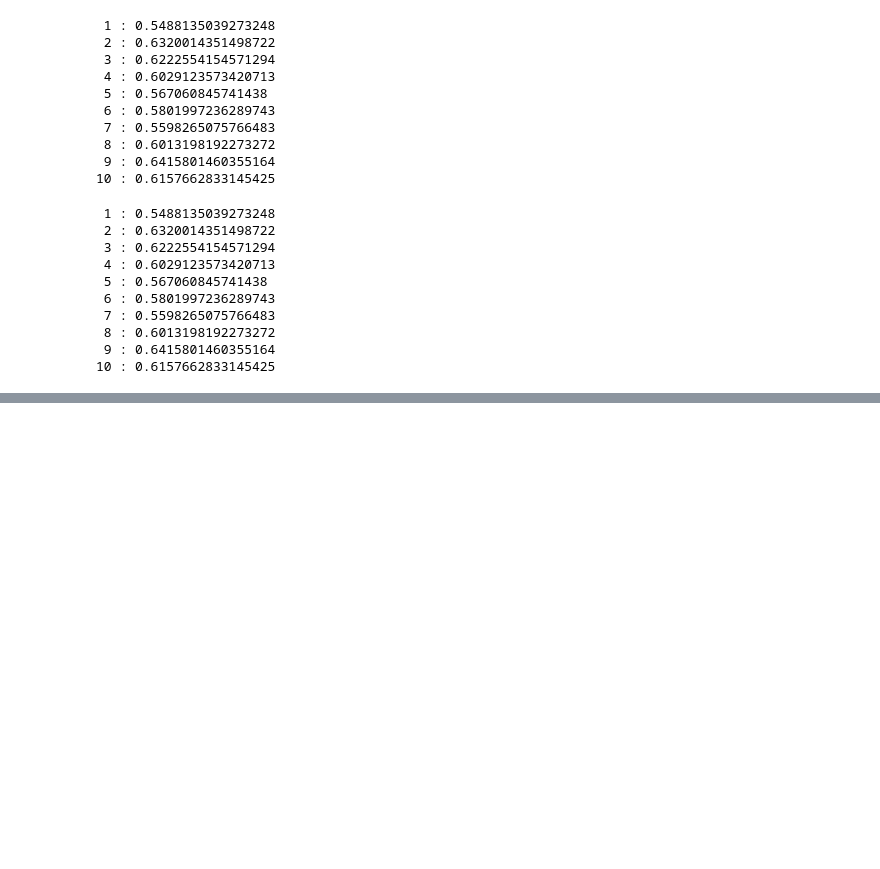
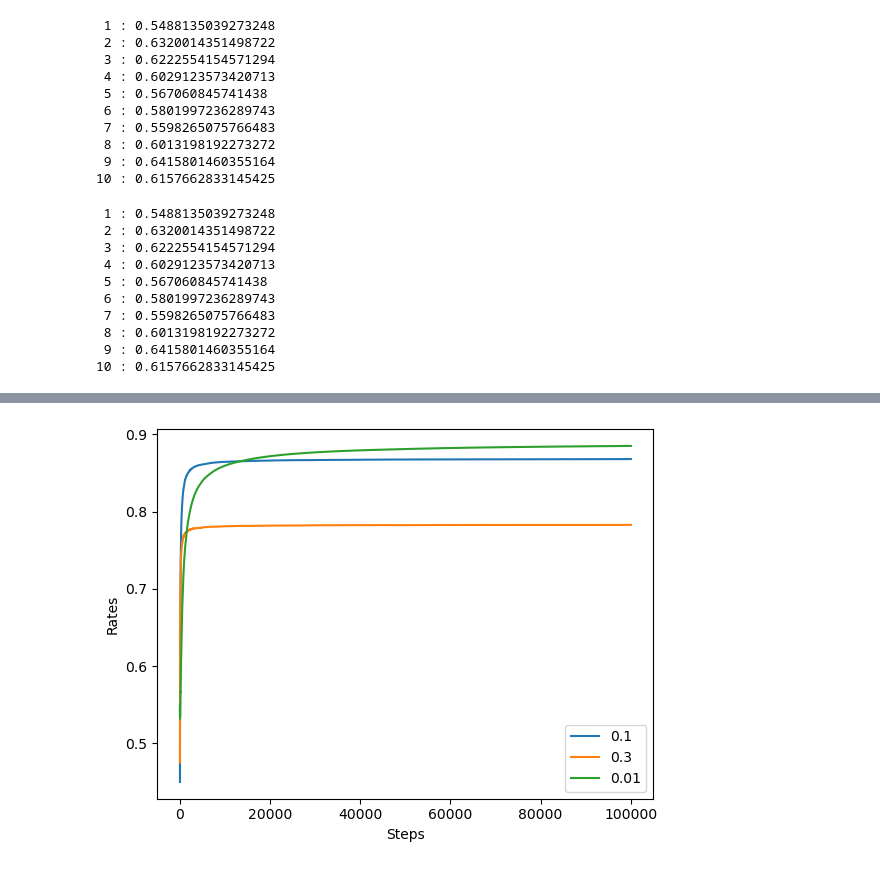
Before and after one commit to superoreoooooo/S251, a Jupyter notebook: ReinforcementLearning/p0310.ipynb, the cells around one changed output, grey strips where cells are left out. Cells and saved outputs as stored; diff of their text form; code cells hidden in the pictures; blank space fills up the shorter version.

```diff
--- a/ReinforcementLearning/p0310.ipynb
+++ b/ReinforcementLearning/p0310.ipynb
@@ -47,0 +162,38 @@ for n in range(1, 11) :
+# %%
+runs = 200
+steps = 100000
+epsilon = 0.1
+total_rates = np.zeros((runs, steps))
+epsilons = [0.1, 0.3, 0.01]
+avg_rates_by_epsilons = np.zeros((len(epsilons), steps))
+
+for epsilon in epsilons :
+    for run in range(runs) :
+        bandit = Bandit()
+        agent = Agent(epsilon)
+
+        total_reward = 0
+        total_rewards = []
+        rates = []
+
+        for step in range(steps) :
+            action = agent.get_action()
+            reward = bandit.play(action)
+            agent.update(action, reward)
+            total_reward += reward
+            total_rewards.append(total_reward)
+            rates.append(total_reward / (step + 1))
+
+        total_rates[run] = rates
+
+    avg_rates = np.average(total_rates, axis = 0)
+    avg_rates_by_epsilons[epsilons.index(epsilon)] = avg_rates
+
+plt.ylabel("Rates")
+plt.xlabel("Steps")
+for x in epsilons :
+    plt.plot(avg_rates_by_epsilons[epsilons.index(x)])
+plt.legend(epsilons)
+plt.show()
+# %% [output]
+[figure, added]
```
Also changed, not shown: parts of 4 cells of this notebook.
